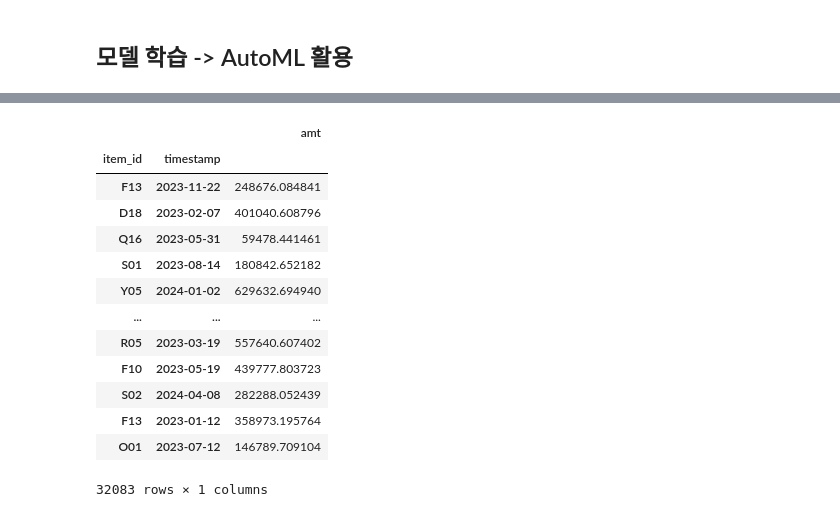
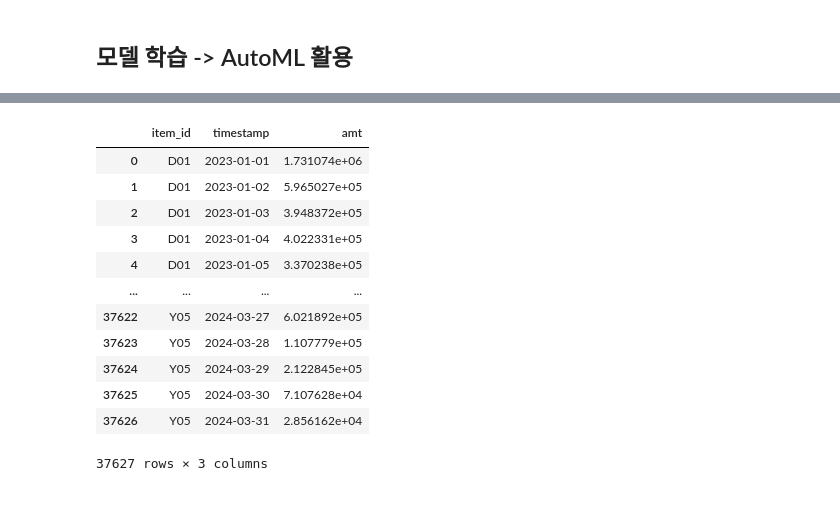
Before and after one commit to analysis-team-2/analysis-team-2-rep, a Jupyter notebook: analysis/preprocessing/time_series_ml.ipynb, the cells around one changed output, grey strips where cells are left out. Drawn from its saved outputs; the diff is of its cells as text; code cells hidden in the pictures.

Commit message:
[feat] complete time series & Linear Reg 240711

```diff
--- a/analysis/preprocessing/time_series_ml.ipynb
+++ b/analysis/preprocessing/time_series_ml.ipynb
@@ -108,5 +108,27 @@ time_df2['ta_ymd'] = pd.to_datetime(time_df2['ta_ymd'], format='%Y%m%d')
 from autogluon.timeseries import TimeSeriesDataFrame, TimeSeriesPredictor
 # %%
 # train, test 분리
-from sklearn.model_selection import train_test_split
-train_df, test_df = train_test_split(time_df2, test_size=0.2, random_state=42)
+# from sklearn.model_selection import train_test_split
+# train_df, test_df = train_test_split(time_df2, test_size=0.2, random_state=42)
+time_df2 = time_df2.sort_values(by=['card_tpbuz_cd', 'ta_ymd'])
+# %%
+# 각 그룹별로 train/test 데이터 나누기
+# train_list = []
+# test_list = []
+
+# for card, group in time_df2.groupby('card_tpbuz_cd'):
+#     train, test = train_test_split(group, test_size=0.2, shuffle=False)  # 시간 순서를 유지하여 분할
+#     train_list.append(train)
+#     test_list.append(test)
+
+# # train/test 데이터 합치기
+# train_df = pd.concat(train_list)
+# test_df = pd.concat(test_list)
+
+
+# train/test 데이터 나누기 (2024년 4월 데이터를 테스트 데이터로)
+train_df = time_df2[time_df2['ta_ymd'] < '2024-04-01']
+test_df = time_df2[time_df2['ta_ymd'] >= '2024-04-01']
+
+train_df = train_df.sort_values(by=['card_tpbuz_cd', 'ta_ymd'])
+test_df = test_df.sort_values(by=['card_tpbuz_cd', 'ta_ymd'])
@@ -113,20 +151,19 @@ train_df, test_df = train_test_split(time_df2, test_size=0.2, random_state=42)
 # %%
 train_data = TimeSeriesDataFrame.from_data_frame(train_df, id_column = "card_tpbuz_cd", timestamp_column="ta_ymd")
 # %%
-train_data
+train_data.reset_index()
 # %% [output]
-|  |  | amt |
-| item_id | timestamp |  |
-| F13 | 2023-11-22 | 248676.084841 |
-| D18 | 2023-02-07 | 401040.608796 |
-| Q16 | 2023-05-31 | 59478.441461 |
-| S01 | 2023-08-14 | 180842.652182 |
-| Y05 | 2024-01-02 | 629632.694940 |
-| ... | ... | ... |
-| R05 | 2023-03-19 | 557640.607402 |
-| F10 | 2023-05-19 | 439777.803723 |
-| S02 | 2024-04-08 | 282288.052439 |
-| F13 | 2023-01-12 | 358973.195764 |
-| O01 | 2023-07-12 | 146789.709104 |
+|  | item_id | timestamp | amt |
+| 0 | D01 | 2023-01-01 | 1.731074e+06 |
+| 1 | D01 | 2023-01-02 | 5.965027e+05 |
+| 2 | D01 | 2023-01-03 | 3.948372e+05 |
+| 3 | D01 | 2023-01-04 | 4.022331e+05 |
+| 4 | D01 | 2023-01-05 | 3.370238e+05 |
+| ... | ... | ... | ... |
+| 37622 | Y05 | 2024-03-27 | 6.021892e+05 |
+| 37623 | Y05 | 2024-03-28 | 1.107779e+05 |
+| 37624 | Y05 | 2024-03-29 | 2.122845e+05 |
+| 37625 | Y05 | 2024-03-30 | 7.107628e+04 |
+| 37626 | Y05 | 2024-03-31 | 2.856162e+04 |
-32083 rows × 1 columns
+37627 rows × 3 columns
 # %%
```
Also changed, not shown: parts of 8 cells of this notebook, 1 other file.
